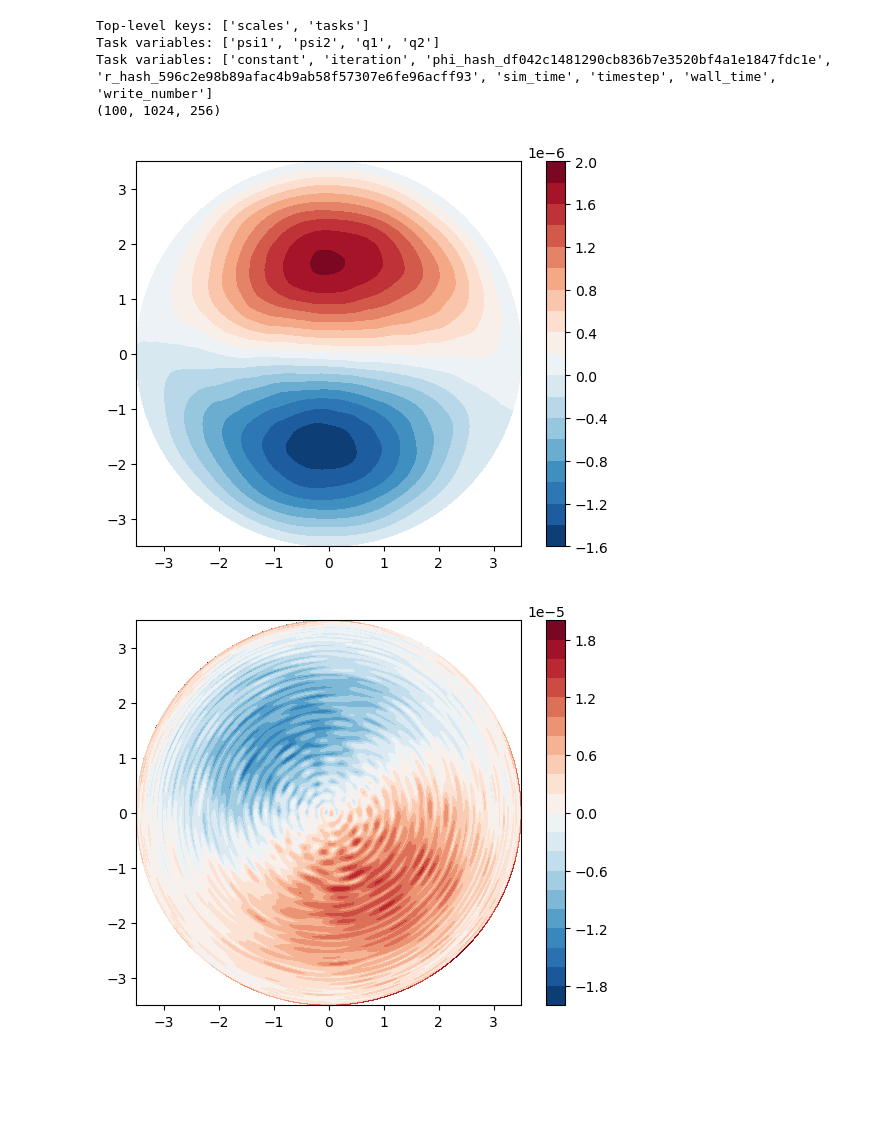
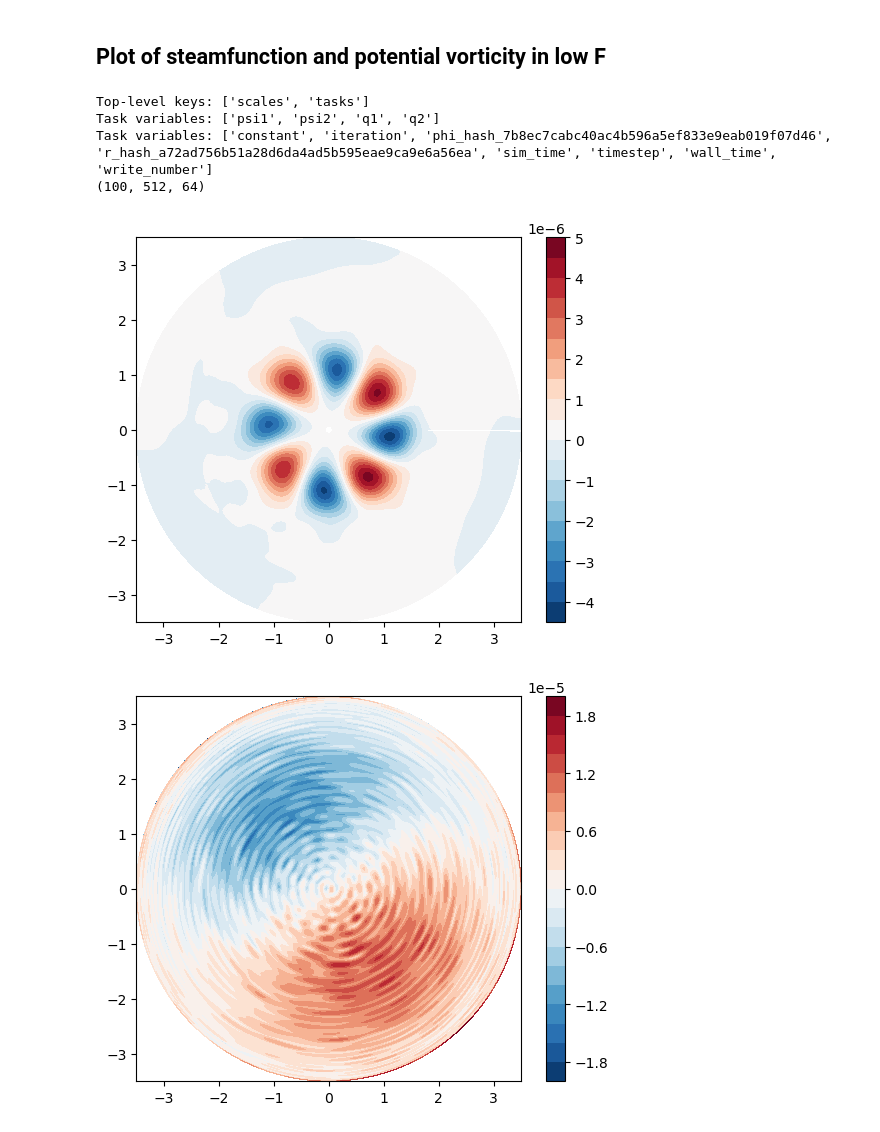
Before and after one commit to linyao1999/JupiterVortex, a Jupyter notebook: IVP_dry_2L_plot.ipynb, the cells around one changed output. Drawn from its saved outputs; the diff is of its cells as text; code cells hidden in the pictures; blank space fills up the shorter version.

```diff
--- a/IVP_dry_2L_plot.ipynb
+++ b/IVP_dry_2L_plot.ipynb
@@ -2,26 +2,49 @@
 import numpy as np
 import xarray as xr
 import matplotlib.pyplot as plt
+# %% [markdown]
+## Plot of steamfunction and potential vorticity in low F
 # %%
 import h5py
+F1 = 51.8
+U = 100
+s = 2
+snapshots_dir = f'snapshots_Fhigh_U_{U}_4tau_lapNu_lapqBC_q'
 
-# with h5py.File("/global/homes/l/linyaoly/Jupiter_polar_vortex/codes/dedalus/snapshots_51.8_500/snapshots_s2.h5", "r") as f:
-with h5py.File("/global/homes/l/linyaoly/Jupiter_polar_vortex/codes/dedalus/snapshots_5.18_100/snapshots_s4.h5", "r") as f:
-# with h5py.File("/global/homes/l/linyaoly/Jupiter_polar_vortex/codes/dedalus/snapshots/snapshots_s4.h5", "r") as f:
+with h5py.File(f'/global/homes/l/linyaoly/Jupiter_polar_vortex/codes/dedalus/{snapshots_dir}/{snapshots_dir}_s{s}.h5', "r") as f:
     print("Top-level keys:", list(f.keys()))        # likely includes 'scales' and 'tasks'
     print("Task variables:", list(f["tasks"].keys()))  # e.g., ['psi1', 'psi2']
     print("Task variables:", list(f["scales"].keys()))  # e.g., ['psi1', 'psi2']
 
     psi1 = f["tasks/psi1"][:]   # read full psi1 data
     print(psi1.shape)           # e.g., (time, x, y) or (time, r, phi)
     psi2 = f["tasks/psi2"][:]
-    q1 = f["tasks/q1"][:]
-    q2 = f["tasks/q2"][:]
-    dset = f['tasks']['q1']
+    # q1 = f["tasks/q1"][:]
+    # q2 = f["tasks/q2"][:]
+    dset = f['tasks']['psi1']
     phi = np.reshape(dset.dims[1][0][:].ravel(), (-1, 1))
     r = np.reshape(dset.dims[2][0][:].ravel(), (1,-1))
+
+x = r * np.cos(phi)
+y = r * np.sin(phi)
+
+q1t = psi1[0,:,:]
+fig = plt.figure(figsize=(7, 5))
+gs = fig.add_gridspec(1, 2, width_ratios=[1, 0.05], wspace=0.1)
+
+# main (square) axes
+ax = fig.add_subplot(gs[0, 0])
+im = ax.contourf(x,y, q1t, levels=21, cmap='RdBu_r')
+ax.set_aspect('equal')           # force square aspect
+ax.set_adjustable('box')         # let the box resize
+
+fig.colorbar(im)
+plt.show()
+# fig, ax = plt.subplots()
+# im = ax.contourf(x, y, q1t)
 # %% [output]
 Top-level keys: ['scales', 'tasks']
 Task variables: ['psi1', 'psi2', 'q1', 'q2']
-Task variables: ['constant', 'iteration', 'phi_hash_df042c1481290cb836b7e3520bf4a1e1847fdc1e', 'r_hash_596c2e98b89afac4b9ab58f57307e6fe96acff93', 'sim_time', 'timestep', 'wall_time', 'write_number']
-(100, 1024, 256)
+Task variables: ['constant', 'iteration', 'phi_hash_7b8ec7cabc40ac4b596a5ef833e9eab019f07d46', 'r_hash_a72ad756b51a28d6da4ad5b595eae9ca9e6a56ea', 'sim_time', 'timestep', 'wall_time', 'write_number']
+(100, 512, 64)
+[figure, added]
@@ -31,20 +51,3 @@ y = r * np.sin(phi)
-# %%
-q1t = psi1[-1,:,:]
-fig = plt.figure(figsize=(7, 5))
-gs = fig.add_gridspec(1, 2, width_ratios=[1, 0.05], wspace=0.1)
-
-# main (square) axes
-ax = fig.add_subplot(gs[0, 0])
-im = ax.contourf(x,y, q1t, levels=21, cmap='RdBu_r')
-ax.set_aspect('equal')           # force square aspect
-ax.set_adjustable('box')         # let the box resize
-
-fig.colorbar(im)
-plt.show()
-# fig, ax = plt.subplots()
-# im = ax.contourf(x, y, q1t)
-# %% [output]
-[figure, removed]
 # %%
 q1t = q1[-1,:,:]
 fig = plt.figure(figsize=(7, 5))
```
Also changed, not shown: parts of 7 cells of this notebook, 23 other files.
